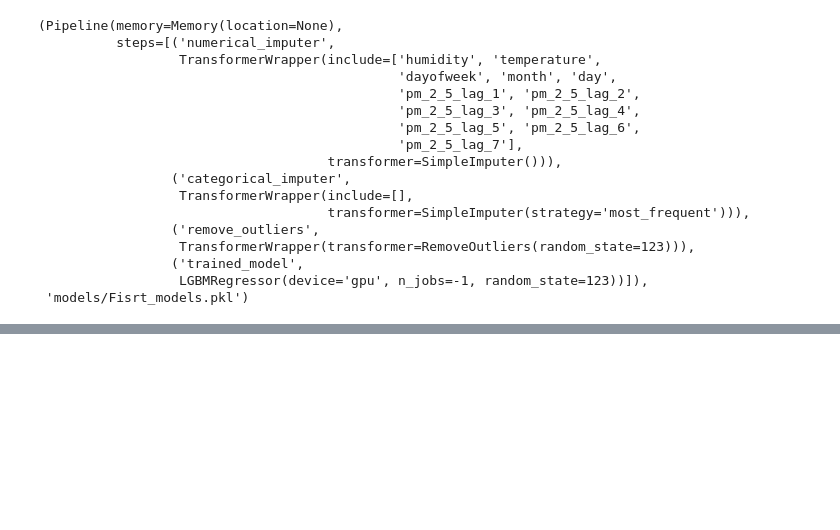
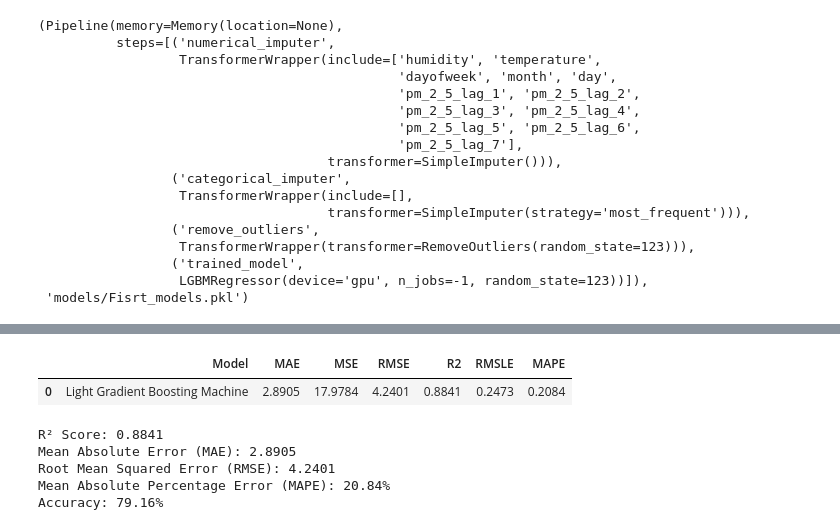
Before and after one commit to Masahiro-No/pm_2_5_project, a Jupyter notebook: test_regression2.ipynb, the cells around one changed output, grey strips where cells are left out. Saved outputs shown, nothing was run; the diff lists cells and outputs as text; code cells hidden in the pictures; blank space fills up the shorter version.

Commit message:
change how to calculate accuracy of model on last part of the code

```diff
--- a/test_regression2.ipynb
+++ b/test_regression2.ipynb
@@ -590,0 +649,35 @@ Transformation Pipeline and Model Successfully Saved
+# %%
+from pycaret.regression import *
+from sklearn.metrics import r2_score, mean_absolute_error, mean_squared_error
+import numpy as np
+
+# Predict on the test set
+test_predictions = exp.predict_model(best_model, data=df)
+
+# Extract actual values and predicted values
+y_true = df["pm_2_5"].values
+y_pred = test_predictions["prediction_label"].values
+
+# Calculate Regression Metrics
+r2 = r2_score(y_true, y_pred)
+mae = mean_absolute_error(y_true, y_pred)
+rmse = np.sqrt(mean_squared_error(y_true, y_pred))
+
+# Calculate MAPE and Accuracy
+mape = np.mean(np.abs((y_true - y_pred) / y_true)) * 100  # Mean Absolute Percentage Error
+accuracy = 100 - mape  # Convert to Accuracy %
+
+# Print Results
+print(f"R² Score: {r2:.4f}")
+print(f"Mean Absolute Error (MAE): {mae:.4f}")
+print(f"Root Mean Squared Error (RMSE): {rmse:.4f}")
+print(f"Mean Absolute Percentage Error (MAPE): {mape:.2f}%")
+print(f"Accuracy: {accuracy:.2f}%")
+# %% [output]
+|  | Model | MAE | MSE | RMSE | R2 | RMSLE | MAPE |
+| 0 | Light Gradient Boosting Machine | 2.8905 | 17.9784 | 4.2401 | 0.8841 | 0.2473 | 0.2084 |
+R² Score: 0.8841
+Mean Absolute Error (MAE): 2.8905
+Root Mean Squared Error (RMSE): 4.2401
+Mean Absolute Percentage Error (MAPE): 20.84%
+Accuracy: 79.16%
```
Also changed, not shown: parts of 13 cells of this notebook, 1 other file.
